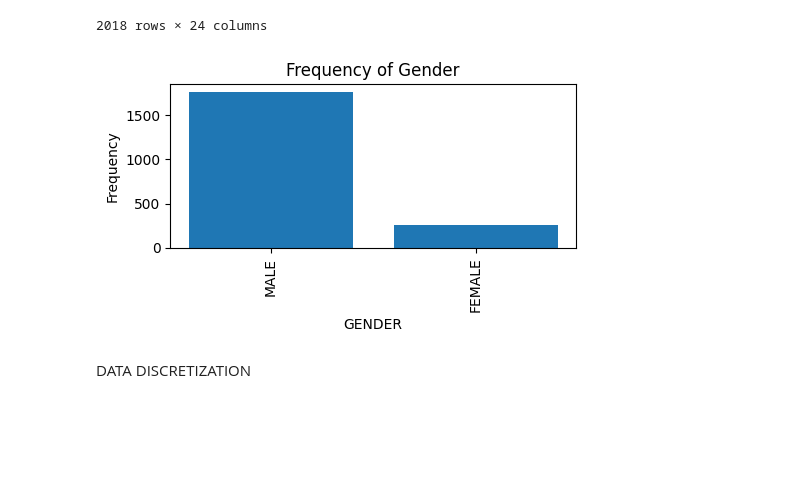
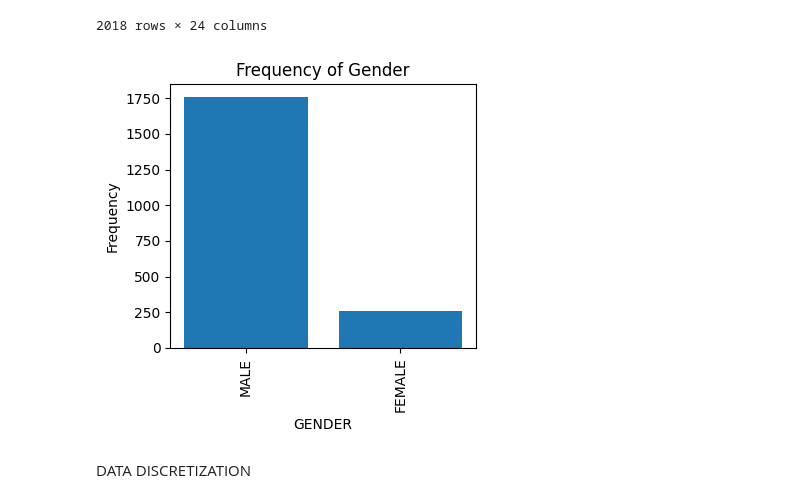
Before and after one commit to SVS-Aditya/election-data-analytics, a Jupyter notebook: Data_Analytics_IndianElection2019.ipynb, the cells around one changed output. Drawn from its saved outputs; the diff is of its cells as text; code cells hidden in the pictures; blank space fills up the shorter version.

```diff
--- a/Data_Analytics_IndianElection2019.ipynb
+++ b/Data_Analytics_IndianElection2019.ipynb
@@ -3,7 +3,7 @@ Loading the Indian Election dataset containing 2263 records and printing the fir
 # %%
 import pandas as pd
 from sklearn.preprocessing import LabelEncoder
-file_path ="/content/ELECTION DATASET.csv"
-df = pd.read_csv('/content/ELECTION DATASET.csv', delimiter=',', encoding='utf-8')
+file_path ="C:\\Users\\ASUS\\Desktop\\LS_2.0.csv"
+df = pd.read_csv(file_path, delimiter=',', encoding='utf-8')
 df
 # %% [output]
@@ -534,27 +598,27 @@ df_new
 # %%
 import matplotlib.pyplot as plt
 
 # Assuming you have a DataFrame 'df' with a 'state_label' column
 # You can use df['state_label'].value_counts() to get the frequency of each state label
 
 # Get the frequency of each state label
 state_label_counts = df['GENDER'].value_counts()
 
 # Extract the state labels (x-axis) and their corresponding frequencies (y-axis)
 state_labels = state_label_counts.index
 frequencies = state_label_counts.values
 
 # Create a bar plot
-plt.figure(figsize=(5, 3))
+plt.figure(figsize=(4, 4))
 plt.bar(state_labels, frequencies)
 plt.xlabel('GENDER')
 plt.ylabel('Frequency')
 plt.title('Frequency of Gender')
 plt.xticks(rotation=90)  # Rotate x-axis labels for better readability if needed
 plt.tight_layout()  # Ensure all labels fit in the plot
 plt.show()
 # %% [output]
-[figure, old version]
+[figure, new version]
 # %% [markdown]
 DATA DISCRETIZATION
 # %%
```
Also changed, not shown: parts of 24 cells of this notebook.
